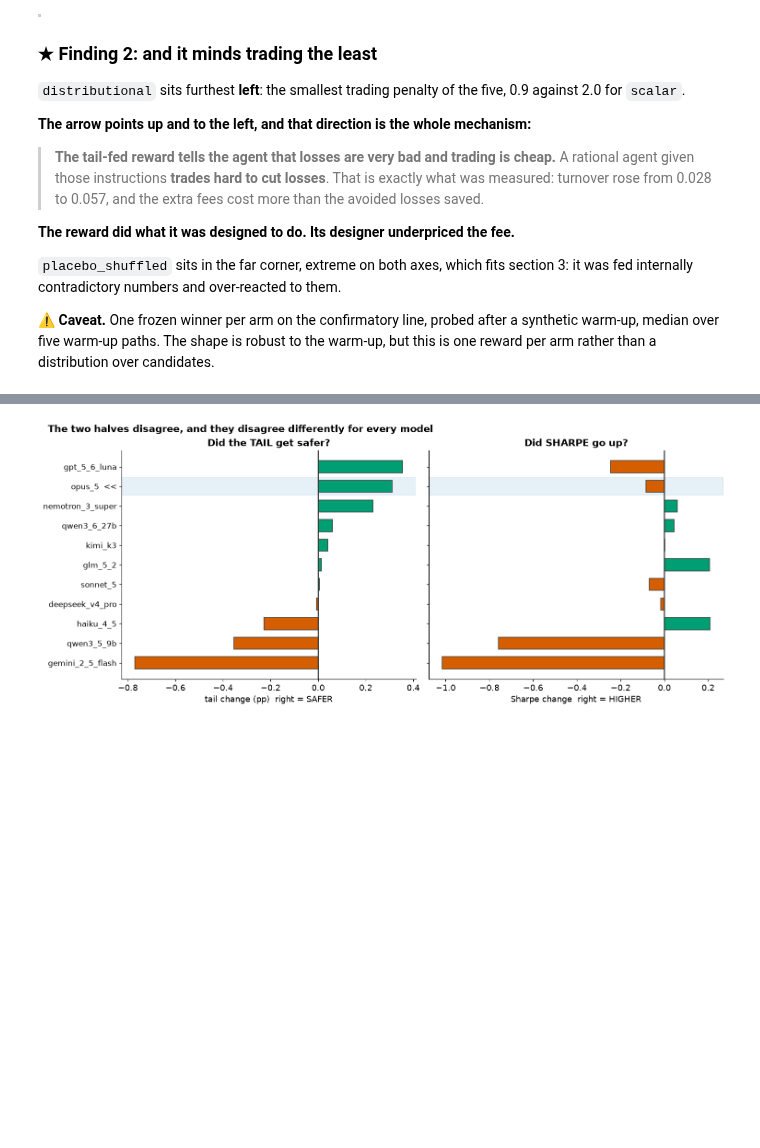
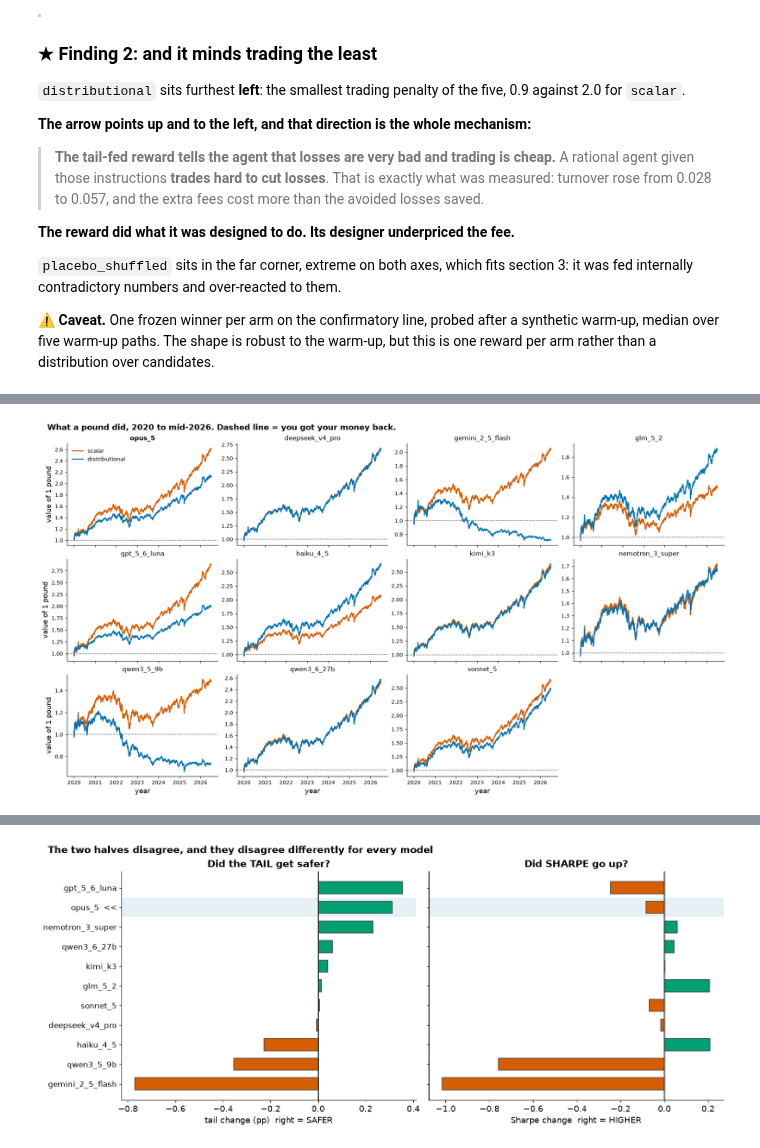
Before and after one commit to abailey81/llm-reward-portfolio, a Jupyter notebook: notebooks/presentation_results.ipynb, the cells around one changed output, grey strips where cells are left out. Saved outputs shown, nothing was run; the diff lists cells and outputs as text; code cells hidden in the pictures; blank space fills up the shorter version.

```diff
--- a/notebooks/presentation_results.ipynb
+++ b/notebooks/presentation_results.ipynb
@@ -387,0 +396,30 @@ rather than a distribution over candidates.
+# %%
+# the cached series are the MEAN cumulative wealth path over the 30 runs, per (line, arm)
+def eq(line, arm):
+    return series.get("%s|%s" % (line, arm), {}).get("equity_mean")
+
+DAYS = None
+for l in LINES:
+    e = eq(l, "scalar")
+    if e is not None: DAYS = len(e); break
+# the sealed window runs 2020 -> mid-2026, so index -> approximate calendar year
+YEARS = 2020 + np.arange(DAYS) / (DAYS / 6.5)
+
+fig, axes = plt.subplots(3, 4, figsize=(16.5, 9.0), sharex=True)
+for ax, l in zip(axes.ravel(), LINES):
+    for arm in ("scalar", "distributional"):
+        e = eq(l, arm)
+        if e is None: continue
+        ax.plot(YEARS, e, lw=1.7, color=AC[arm], label=arm)
+    ax.axhline(1.0, color="0.45", lw=1.0, ls="--")
+    ax.set_title(nm(l), fontsize=11, fontweight="bold" if nm(l) == CONF else "normal")
+    ax.tick_params(labelsize=9)
+for ax in axes.ravel()[len(LINES):]: ax.set_visible(False)
+axes[0, 0].legend(fontsize=9.5, loc="upper left")
+for ax in axes[-1]: ax.set_xlabel("year")
+for ax in axes[:, 0]: ax.set_ylabel("value of 1 pound")
+fig.suptitle("What a pound did, 2020 to mid-2026. Dashed line = you got your money back.",
+             x=0.01, ha="left", fontsize=13.5, fontweight="bold")
+savefig(fig, FIG / "P16_equity_paths.png"); plt.show()
+# %% [output]
+[figure, added]
```
Also changed, not shown: parts of 19 cells of this notebook, 19 other files.
